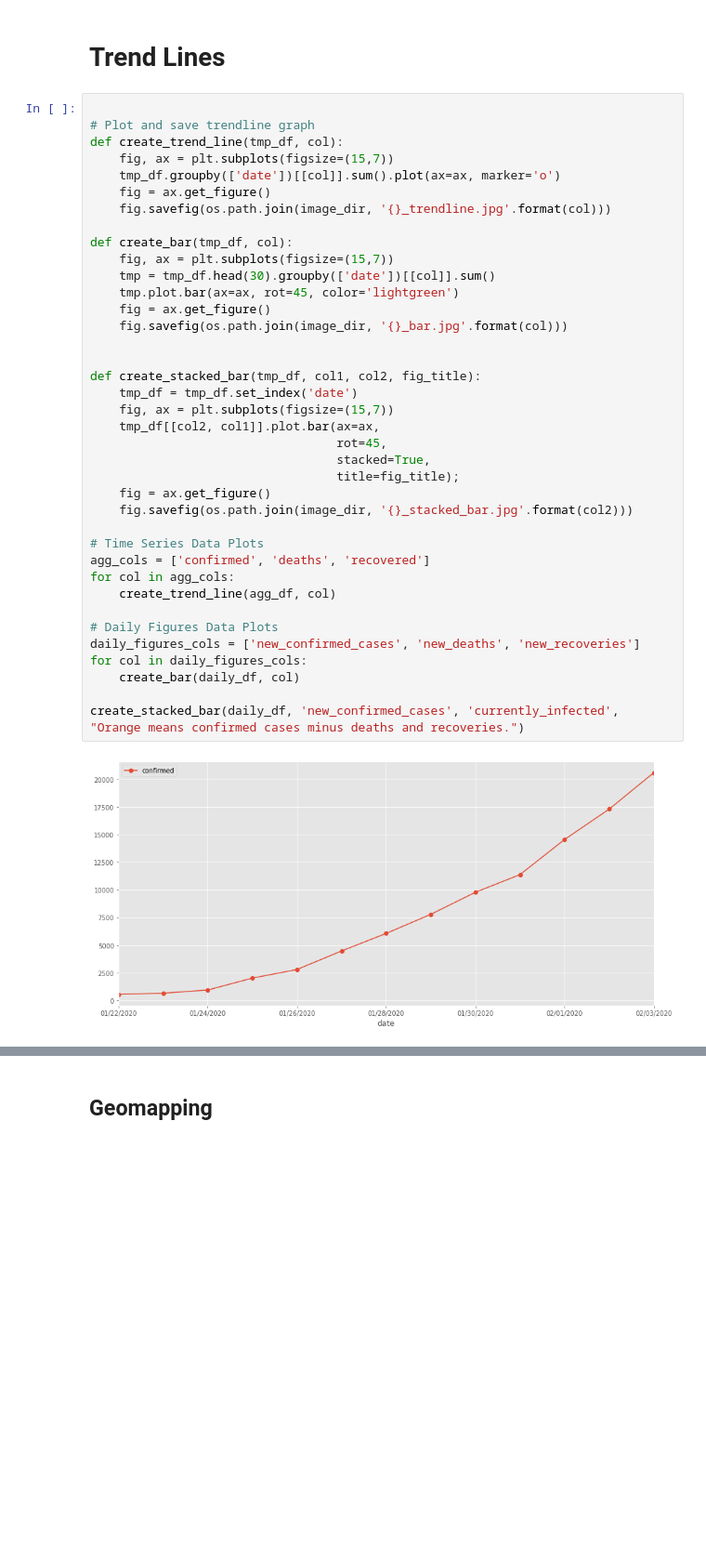
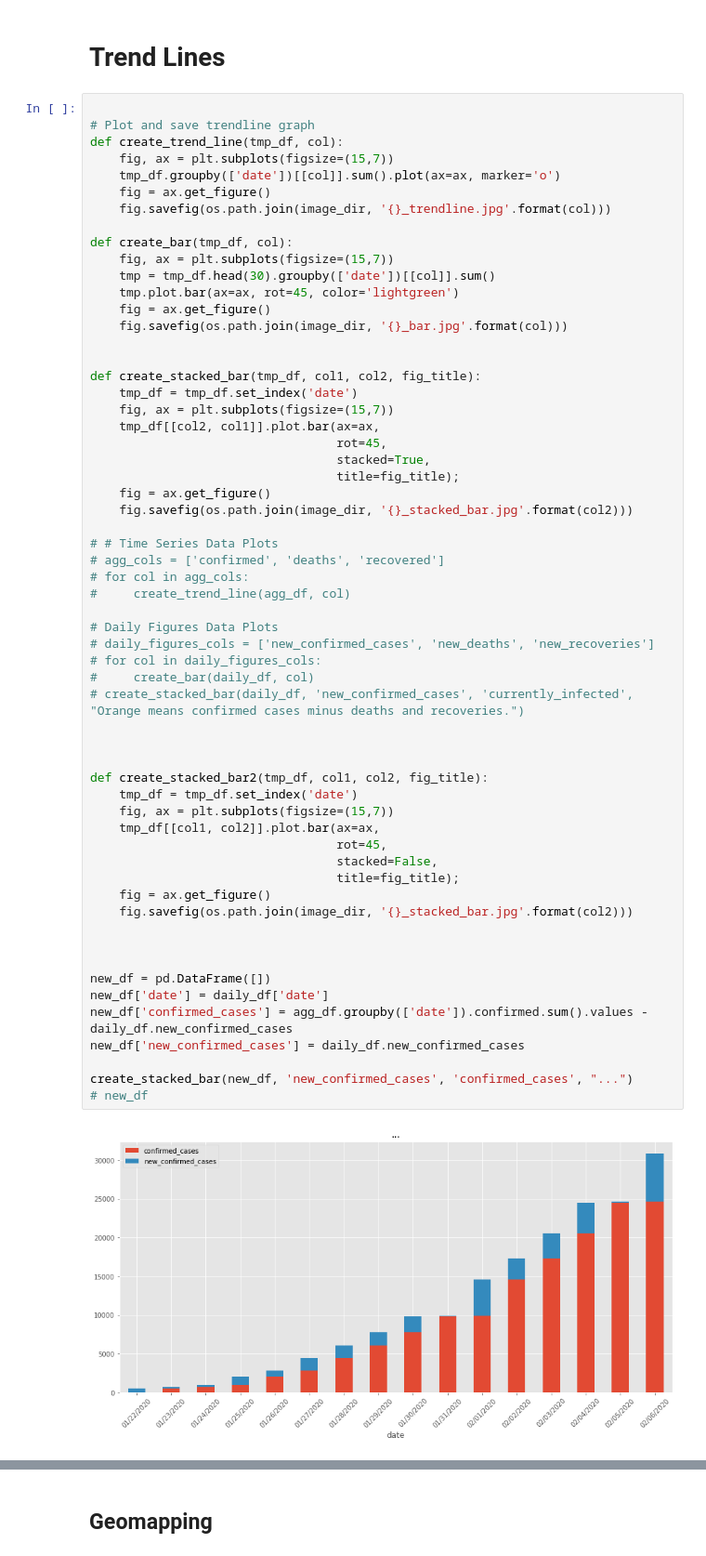
Before and after one commit to AaronWard/covidify, a Jupyter notebook: notebooks/data_exploration.ipynb, the cells around one changed output, grey strips where cells are left out. Shown: that part at 93% size. Drawn from its saved outputs; the diff is of its cells as text; blank space fills up the shorter version.

Commit message:
FIX - fixed stacked bar graph

```diff
--- a/notebooks/data_exploration.ipynb
+++ b/notebooks/data_exploration.ipynb
@@ -40,39 +40,60 @@ for col in ['confirmed', 'deaths', 'recovered']:
 
 # Plot and save trendline graph
 def create_trend_line(tmp_df, col):
     fig, ax = plt.subplots(figsize=(15,7))
     tmp_df.groupby(['date'])[[col]].sum().plot(ax=ax, marker='o')
     fig = ax.get_figure()
     fig.savefig(os.path.join(image_dir, '{}_trendline.jpg'.format(col)))
 
 def create_bar(tmp_df, col):
     fig, ax = plt.subplots(figsize=(15,7))
     tmp = tmp_df.head(30).groupby(['date'])[[col]].sum()
     tmp.plot.bar(ax=ax, rot=45, color='lightgreen')
     fig = ax.get_figure()
     fig.savefig(os.path.join(image_dir, '{}_bar.jpg'.format(col)))
 
 
 def create_stacked_bar(tmp_df, col1, col2, fig_title):
     tmp_df = tmp_df.set_index('date')
     fig, ax = plt.subplots(figsize=(15,7))
     tmp_df[[col2, col1]].plot.bar(ax=ax,
                                   rot=45,
                                   stacked=True,
                                   title=fig_title);
     fig = ax.get_figure()
     fig.savefig(os.path.join(image_dir, '{}_stacked_bar.jpg'.format(col2)))
 
-# Time Series Data Plots
-agg_cols = ['confirmed', 'deaths', 'recovered']
-for col in agg_cols:
-    create_trend_line(agg_df, col)
+# # Time Series Data Plots
+# agg_cols = ['confirmed', 'deaths', 'recovered']
+# for col in agg_cols:
+#     create_trend_line(agg_df, col)
 
 # Daily Figures Data Plots
-daily_figures_cols = ['new_confirmed_cases', 'new_deaths', 'new_recoveries']
-for col in daily_figures_cols:
-    create_bar(daily_df, col)
+# daily_figures_cols = ['new_confirmed_cases', 'new_deaths', 'new_recoveries']
+# for col in daily_figures_cols:
+#     create_bar(daily_df, col)
+# create_stacked_bar(daily_df, 'new_confirmed_cases', 'currently_infected', "Orange means confirmed cases minus deaths and recoveries.")
 
-create_stacked_bar(daily_df, 'new_confirmed_cases', 'currently_infected', "Orange means confirmed cases minus deaths and recoveries.")
+
+
+def create_stacked_bar2(tmp_df, col1, col2, fig_title):
+    tmp_df = tmp_df.set_index('date')
+    fig, ax = plt.subplots(figsize=(15,7))
+    tmp_df[[col1, col2]].plot.bar(ax=ax,
+                                  rot=45,
+                                  stacked=False,
+                                  title=fig_title);
+    fig = ax.get_figure()
+    fig.savefig(os.path.join(image_dir, '{}_stacked_bar.jpg'.format(col2)))
+
+
+
+new_df = pd.DataFrame([])
+new_df['date'] = daily_df['date']
+new_df['confirmed_cases'] = agg_df.groupby(['date']).confirmed.sum().values - daily_df.new_confirmed_cases
+new_df['new_confirmed_cases'] = daily_df.new_confirmed_cases
+
+create_stacked_bar(new_df, 'new_confirmed_cases', 'confirmed_cases', "...")
+# new_df
 # %% [output]
-[figure, old version]
+[figure, new version]
```
Also changed, not shown: parts of 5 cells of this notebook, 2 other files.
